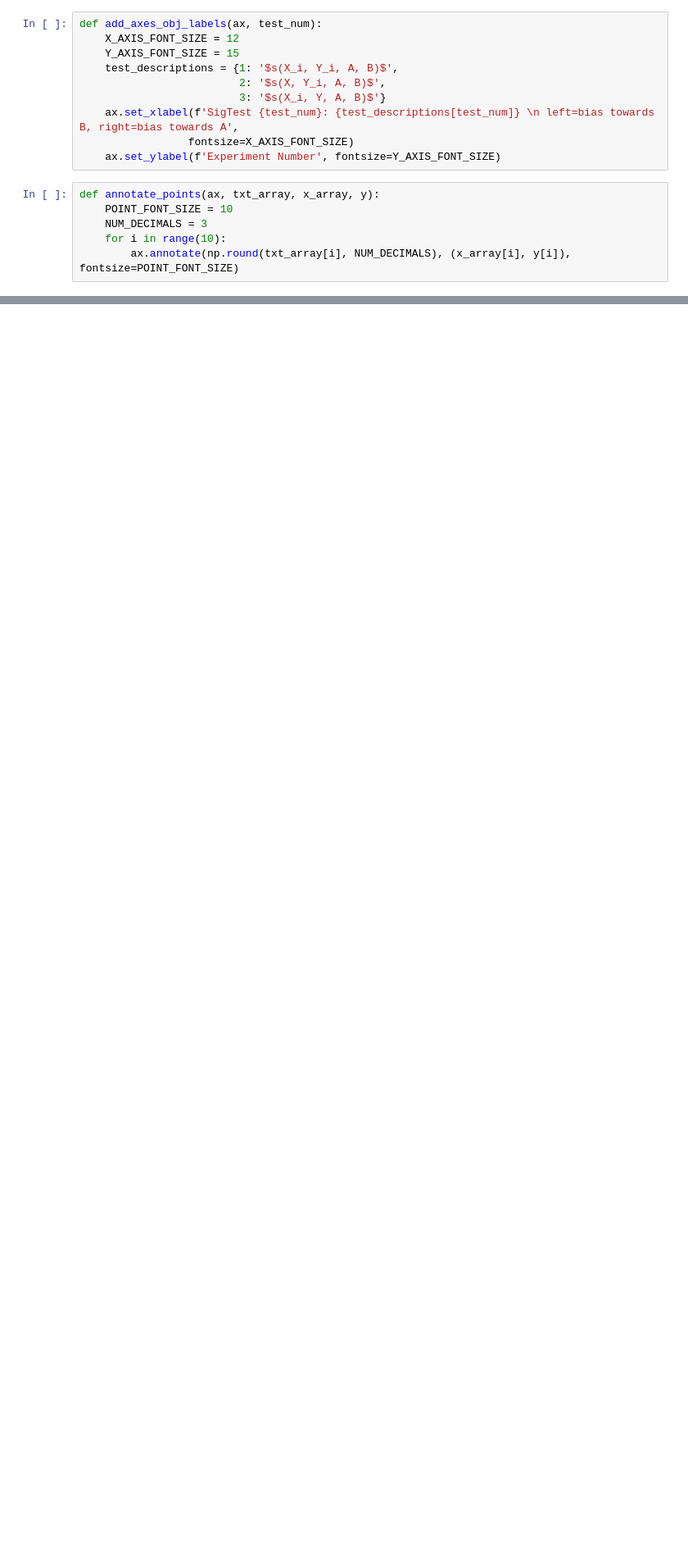
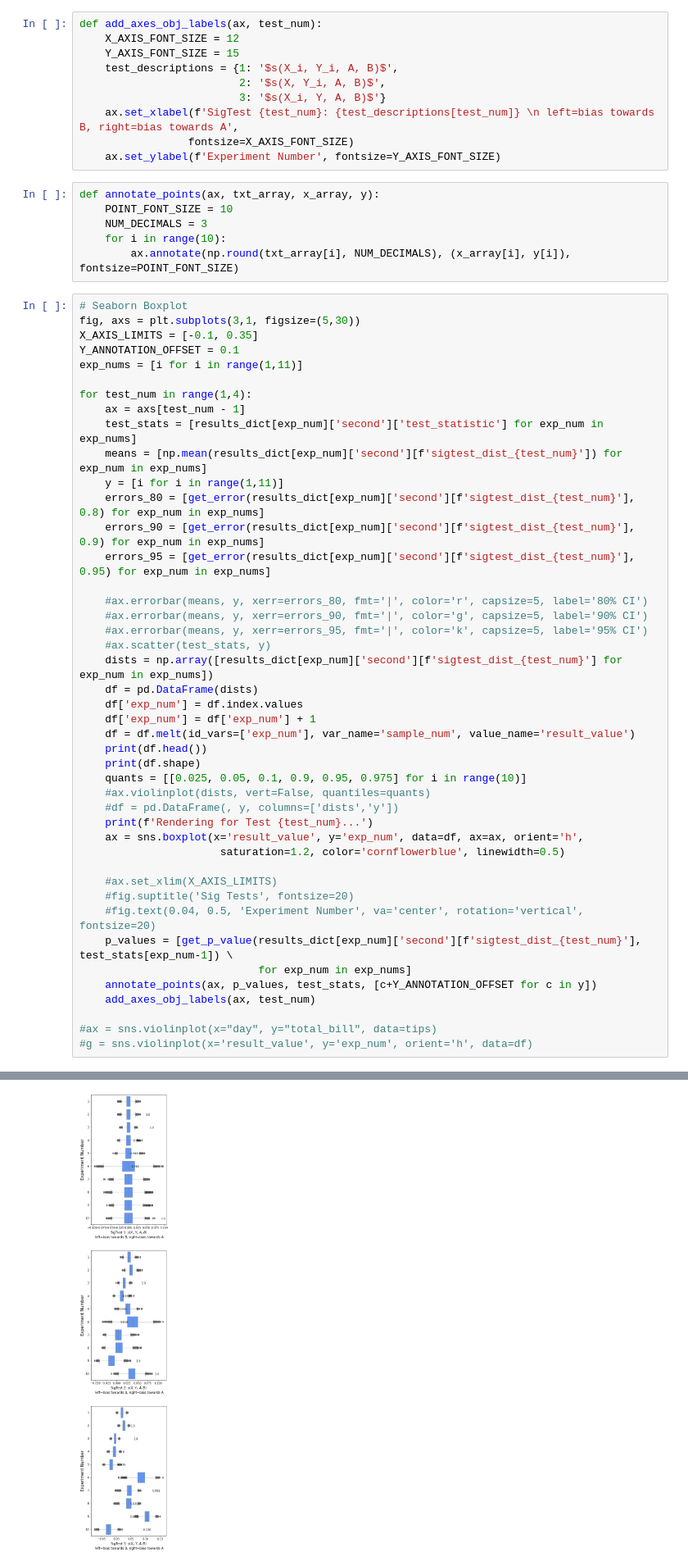
Before and after one commit to danieljsmarda/first-order-cooccurrence-metric-experiments, a Jupyter notebook: notebooks/SigTestVisualization.ipynb, the cells around one changed output, grey strips where cells are left out. Shown: that part at 82% size. Cells and saved outputs as stored; diff of their text form; blank space fills up the shorter version.

Commit message:
Explore different violinplot vizs

```diff
--- a/notebooks/SigTestVisualization.ipynb
+++ b/notebooks/SigTestVisualization.ipynb
@@ -72,3 +78,48 @@ def annotate_points(ax, txt_array, x_array, y):
     NUM_DECIMALS = 3
     for i in range(10):
         ax.annotate(np.round(txt_array[i], NUM_DECIMALS), (x_array[i], y[i]), fontsize=POINT_FONT_SIZE)
+# %%
+# Seaborn Boxplot
+fig, axs = plt.subplots(3,1, figsize=(5,30))
+X_AXIS_LIMITS = [-0.1, 0.35]
+Y_ANNOTATION_OFFSET = 0.1
+exp_nums = [i for i in range(1,11)]
+
+for test_num in range(1,4):
+    ax = axs[test_num - 1]
+    test_stats = [results_dict[exp_num]['second']['test_statistic'] for exp_num in exp_nums]
+    means = [np.mean(results_dict[exp_num]['second'][f'sigtest_dist_{test_num}']) for exp_num in exp_nums]
+    y = [i for i in range(1,11)]
+    errors_80 = [get_error(results_dict[exp_num]['second'][f'sigtest_dist_{test_num}'], 0.8) for exp_num in exp_nums]
+    errors_90 = [get_error(results_dict[exp_num]['second'][f'sigtest_dist_{test_num}'], 0.9) for exp_num in exp_nums]
+    errors_95 = [get_error(results_dict[exp_num]['second'][f'sigtest_dist_{test_num}'], 0.95) for exp_num in exp_nums]
+
+    #ax.errorbar(means, y, xerr=errors_80, fmt='|', color='r', capsize=5, label='80% CI')
+    #ax.errorbar(means, y, xerr=errors_90, fmt='|', color='g', capsize=5, label='90% CI')
+    #ax.errorbar(means, y, xerr=errors_95, fmt='|', color='k', capsize=5, label='95% CI')
+    #ax.scatter(test_stats, y)
+    dists = np.array([results_dict[exp_num]['second'][f'sigtest_dist_{test_num}'] for exp_num in exp_nums])
+    df = pd.DataFrame(dists)
+    df['exp_num'] = df.index.values
+    df['exp_num'] = df['exp_num'] + 1
+    df = df.melt(id_vars=['exp_num'], var_name='sample_num', value_name='result_value')
+    print(df.head())
+    print(df.shape)
+    quants = [[0.025, 0.05, 0.1, 0.9, 0.95, 0.975] for i in range(10)]
+    #ax.violinplot(dists, vert=False, quantiles=quants)
+    #df = pd.DataFrame(, y, columns=['dists','y'])
+    print(f'Rendering for Test {test_num}...')
+    ax = sns.boxplot(x='result_value', y='exp_num', data=df, ax=ax, orient='h',
+                      saturation=1.2, color='cornflowerblue', linewidth=0.5)
+
+    #ax.set_xlim(X_AXIS_LIMITS)
+    #fig.suptitle('Sig Tests', fontsize=20)
+    #fig.text(0.04, 0.5, 'Experiment Number', va='center', rotation='vertical', fontsize=20)
+    p_values = [get_p_value(results_dict[exp_num]['second'][f'sigtest_dist_{test_num}'], test_stats[exp_num-1]) \
+                            for exp_num in exp_nums]
+    annotate_points(ax, p_values, test_stats, [c+Y_ANNOTATION_OFFSET for c in y])
+    add_axes_obj_labels(ax, test_num)
+
+#ax = sns.violinplot(x="day", y="total_bill", data=tips)
+#g = sns.violinplot(x='result_value', y='exp_num', orient='h', data=df)
+# %% [output]
@@ -74,0 +143 @@ def annotate_points(ax, txt_array, x_array, y):
+[figure, added]
```
Also changed, not shown: parts of 12 cells of this notebook, 1 other file.
